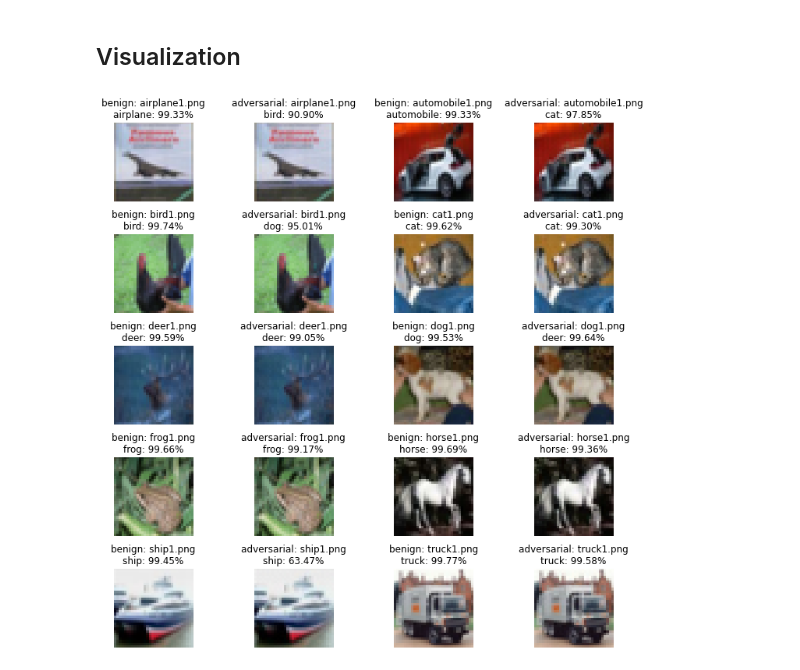
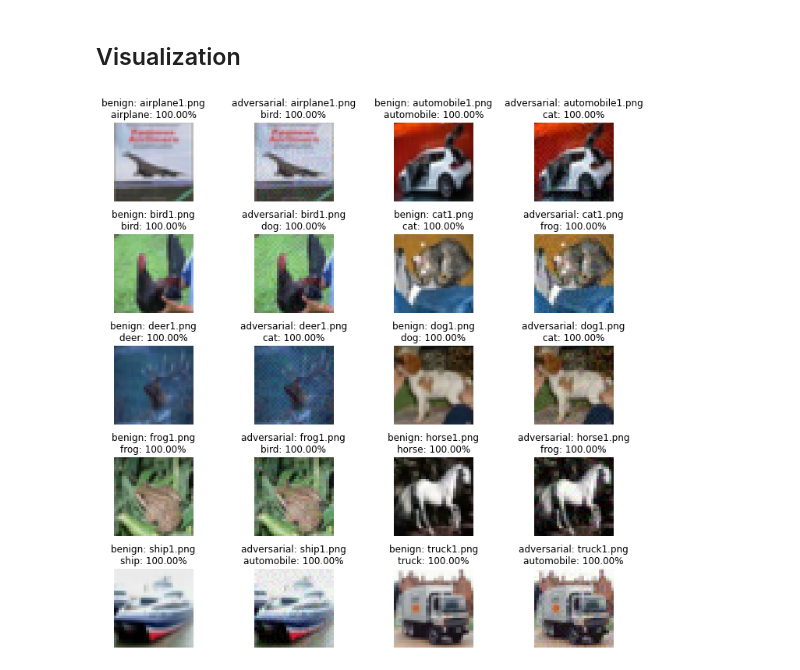
Before and after one commit to Offliners/NTUML-2021Spring, a Jupyter notebook: HW10/homework10.ipynb, the cells around one changed output. Drawn from its saved outputs; the diff is of its cells as text; code cells hidden in the pictures.

```diff
--- a/HW10/homework10.ipynb
+++ b/HW10/homework10.ipynb
@@ -212,6 +212,47 @@ def create_dir(data_dir, adv_dir, adv_examples, adv_names):
     for example, name in zip(adv_examples, adv_names):
         im = Image.fromarray(example.astype(np.uint8)) # image pixel value should be unsigned int
         im.save(os.path.join(adv_dir, name))
+# %%
+import torchvision.models as models
+
+class modelEnsemble(nn.Module):
+    def __init__(self, model1, model2, model3, model4, model5, model6, model7, model8, model9, model10):
+        super(modelEnsemble, self).__init__()
+        self.model1 = model1
+        self.model2 = model2
+        self.model3 = model3
+        self.model4 = model4
+        self.model5 = model5
+        self.model6 = model6
+        self.model7 = model7
+        self.model8 = model8
+        self.model9 = model9
+        self.model10 = model10
+
+    def forward(self, x):
+        x1 = self.model1(x.clone())
+        x1 = x1.view(x1.size(0), -1)
+        x2 = self.model2(x.clone())
+        x2 = x2.view(x2.size(0), -1)
+        x3 = self.model3(x.clone())
+        x3 = x3.view(x3.size(0), -1)
+        x4 = self.model4(x.clone())
+        x4 = x4.view(x4.size(0), -1)
+        x5 = self.model5(x.clone())
+        x5 = x5.view(x5.size(0), -1)
+        x6 = self.model6(x.clone())
+        x6 = x6.view(x6.size(0), -1)
+        x7 = self.model7(x.clone())
+        x7 = x7.view(x7.size(0), -1)
+        x8 = self.model8(x.clone())
+        x8 = x8.view(x8.size(0), -1)
+        x9 = self.model9(x.clone())
+        x9 = x9.view(x9.size(0), -1)
+        x10 = self.model10(x.clone())
+        x10 = x10.view(x10.size(0), -1)
+        x = x1 + x2 + x3 + x4 + x5 + x6 + x7 + x8 + x9 + x10
+
+        return x
 # %% [markdown]
 ## Model / Loss Function
 
@@ -279,32 +399,32 @@ truck/truck11.png
 import matplotlib.pyplot as plt
 
 classes = ['airplane', 'automobile', 'bird', 'cat', 'deer', 'dog', 'frog', 'horse', 'ship', 'truck']
 
 plt.figure(figsize=(10, 20))
 cnt = 0
 for i, cls_name in enumerate(classes):
     path = f'{cls_name}/{cls_name}1.png'
     # benign image
     cnt += 1
     plt.subplot(len(classes), 4, cnt)
     im = Image.open(f'./data/{path}')
     logit = model(transform(im).unsqueeze(0).to(device))[0]
     predict = logit.argmax(-1).item()
     prob = logit.softmax(-1)[predict].item()
     plt.title(f'benign: {cls_name}1.png\n{classes[predict]}: {prob:.2%}')
     plt.axis('off')
     plt.imshow(np.array(im))
     # adversarial image
     cnt += 1
     plt.subplot(len(classes), 4, cnt)
-    im = Image.open(f'./fgsm/{path}')
+    im = Image.open(f'./ifgsm/{path}')
     logit = model(transform(im).unsqueeze(0).to(device))[0]
     predict = logit.argmax(-1).item()
     prob = logit.softmax(-1)[predict].item()
     plt.title(f'adversarial: {cls_name}1.png\n{classes[predict]}: {prob:.2%}')
     plt.axis('off')
     plt.imshow(np.array(im))
 plt.tight_layout()
 plt.show()
 # %% [output]
-[figure, old version]
+[figure, new version]
```
Also changed, not shown: parts of 8 cells of this notebook.
